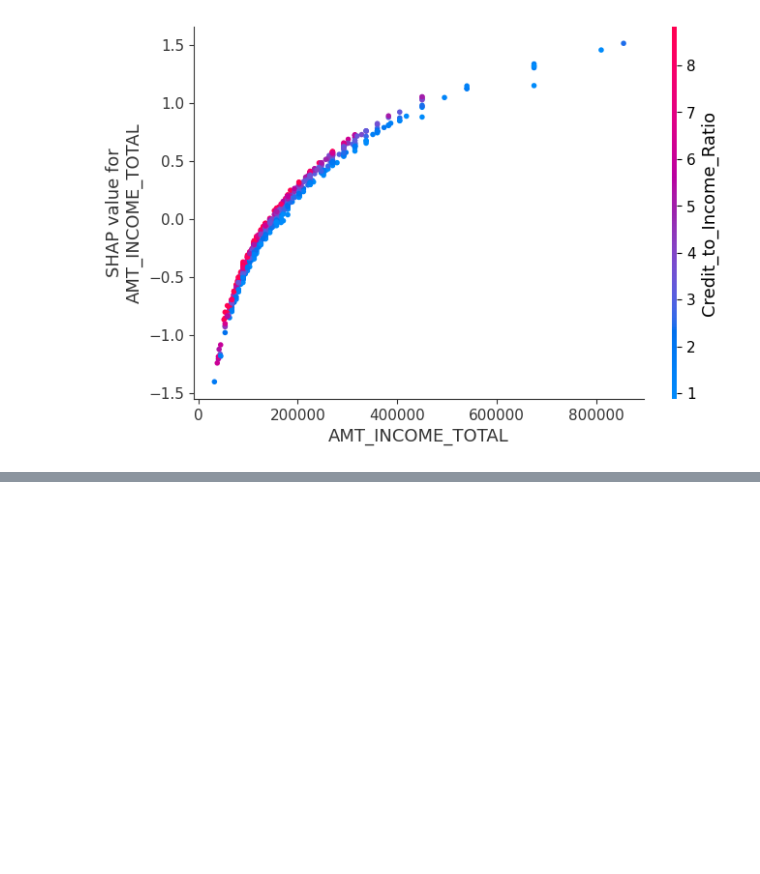
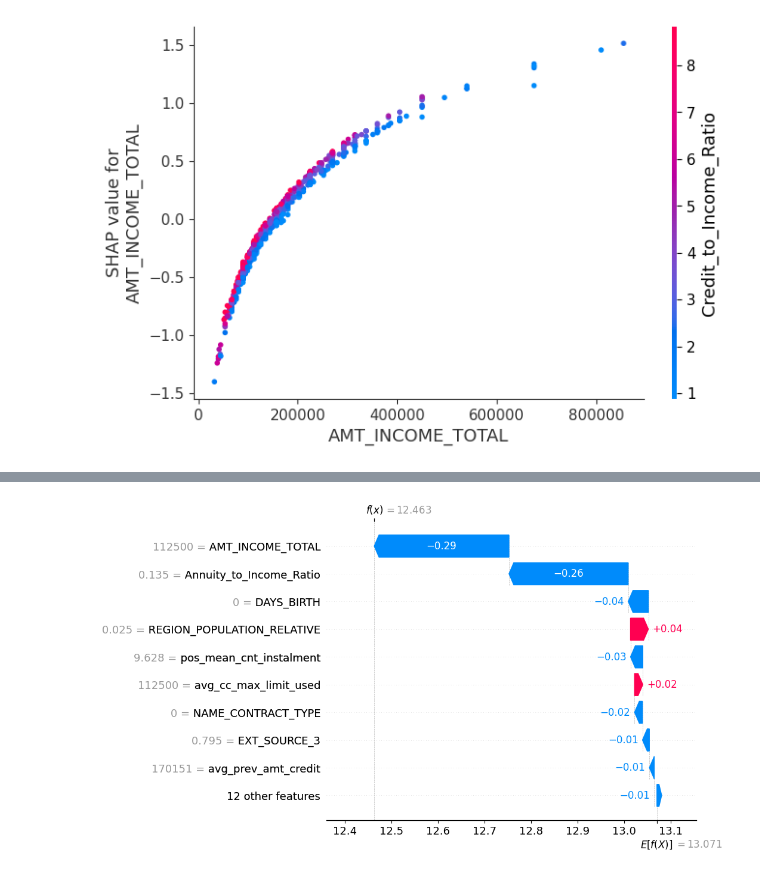
Before and after one commit to Parvrajchauhan/fintech-loan-predictor, a Jupyter notebook: Notebooks/Regression.ipynb, the cells around one changed output, grey strips where cells are left out. Cells and saved outputs as stored; diff of their text form; code cells hidden in the pictures; blank space fills up the shorter version.

```diff
--- a/Notebooks/Regression.ipynb
+++ b/Notebooks/Regression.ipynb
@@ -744,0 +986,15 @@ shap.dependence_plot(
+# %%
+model4 = LGBMRegressor(
+    objective="regression",
+    metric="mae",
+    learning_rate=0.06,
+    num_leaves=128,
+    max_depth=-1,
+    n_estimators=850,
+    min_child_samples=30,
+    subsample=0.8,
+    colsample_bytree=0.8,
+    reg_alpha=0.1,
+    reg_lambda=1.0,
+    random_state=42,
+)
@@ -744,0 +1102,12 @@ shap.dependence_plot(
+# %%
+i =901
+shap.waterfall_plot(
+    shap.Explanation(
+        values=shap_values[i],
+        base_values=explainer.expected_value,
+        data=X_shap.iloc[i],
+        feature_names=X_shap.columns
+    )
+)
+# %% [output]
+[figure, added]
```
Also changed, not shown: parts of 39 cells of this notebook, 16 other files.
